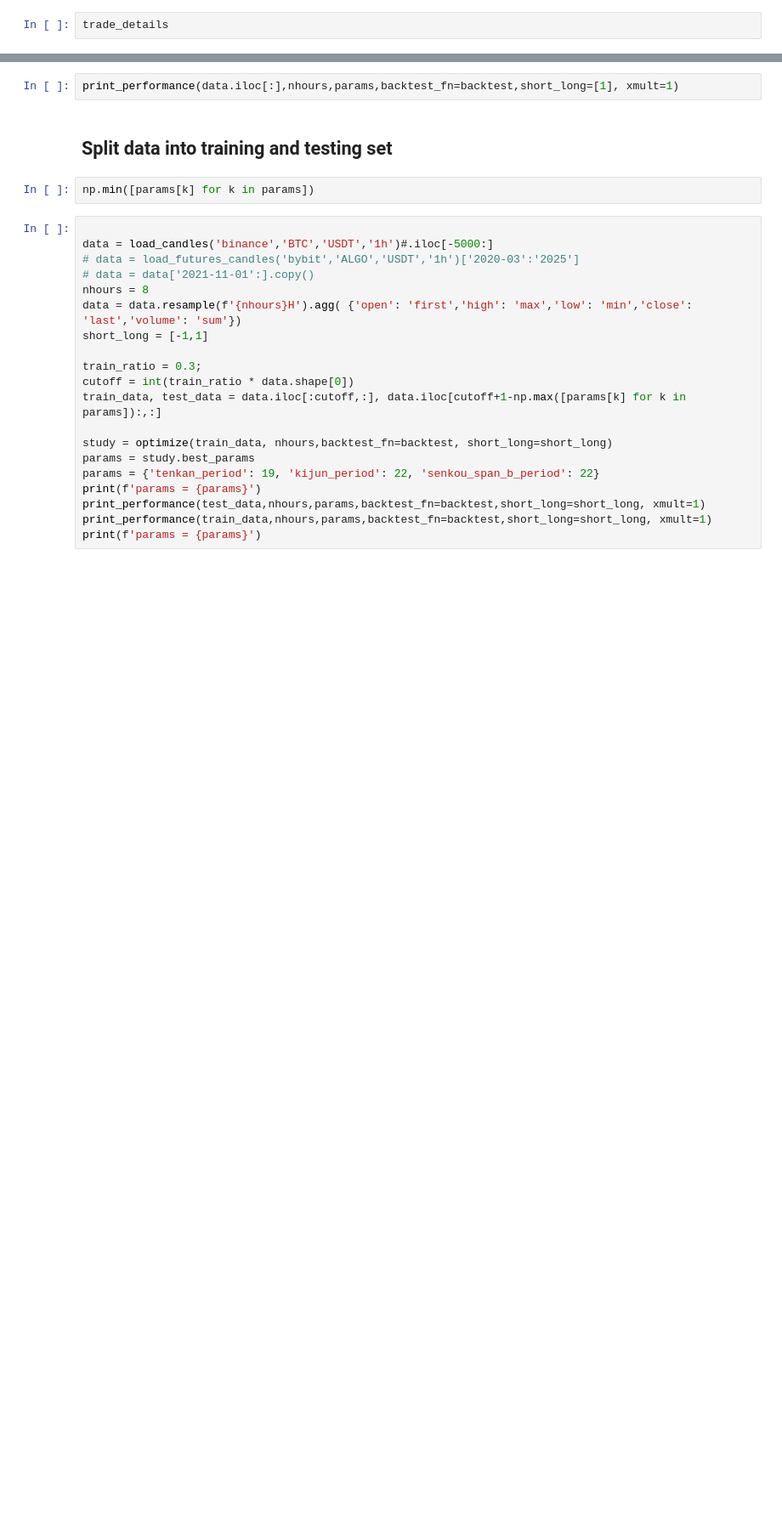
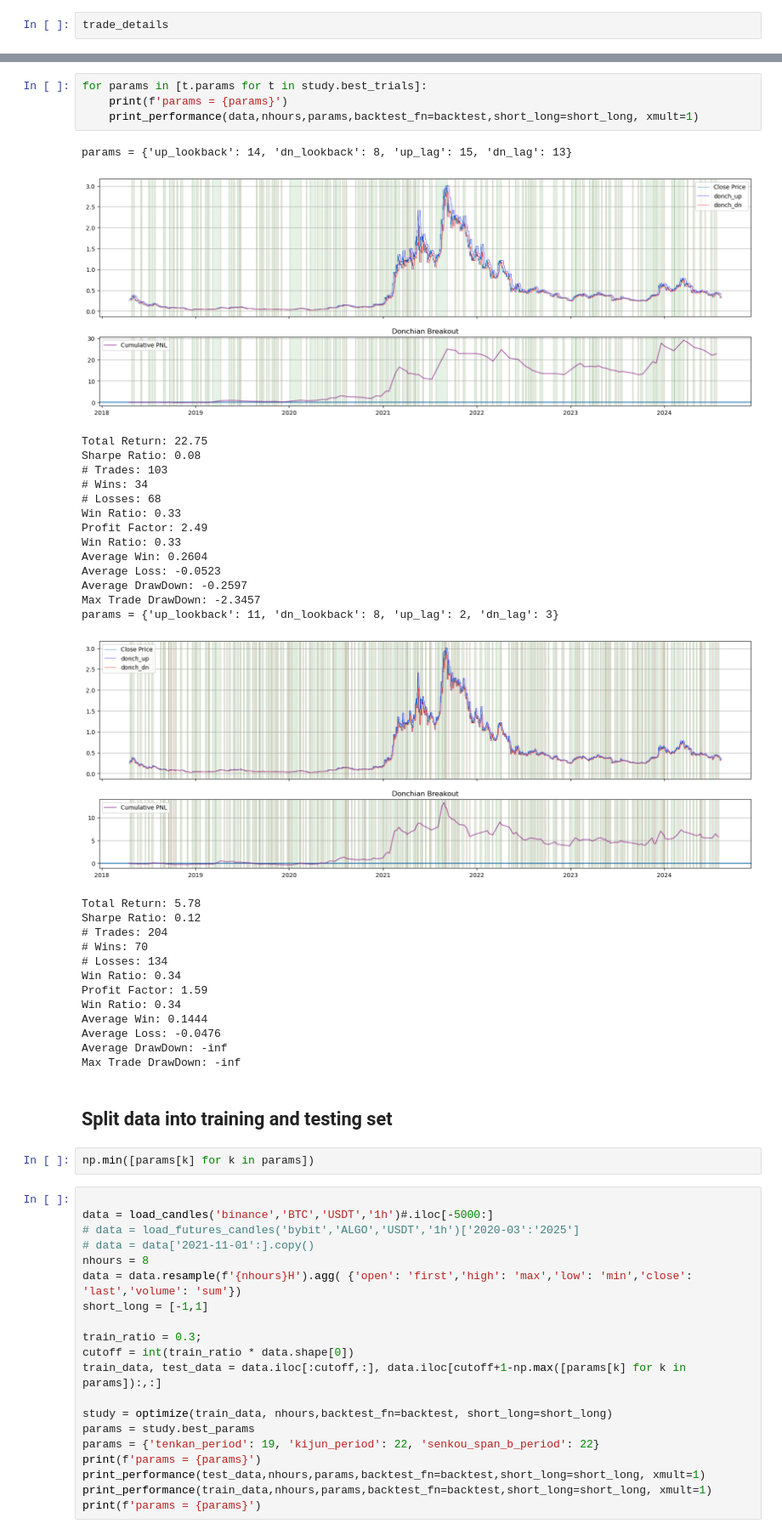
Before and after one commit to petarkabashki/pk-crypto-tools, a Jupyter notebook: 2024-research/donchian-breakout.ipynb, the cells around one changed output, grey strips where cells are left out. Shown at 85% size. Cells and saved outputs as stored; diff of their text form; blank space fills up the shorter version.

```diff
--- a/2024-research/donchian-breakout.ipynb
+++ b/2024-research/donchian-breakout.ipynb
@@ -340,5 +451,36 @@ print(f'params = {params}')
 # %%
-print_performance(data.iloc[:],nhours,params,backtest_fn=backtest,short_long=[1], xmult=1)
+for params in [t.params for t in study.best_trials]:
+    print(f'params = {params}')
+    print_performance(data,nhours,params,backtest_fn=backtest,short_long=short_long, xmult=1)
+# %% [output]
+params = {'up_lookback': 14, 'dn_lookback': 8, 'up_lag': 15, 'dn_lag': 13}
+[figure, added]
+Total Return: 22.75
+Sharpe Ratio: 0.08
+# Trades: 103
+# Wins: 34
+# Losses: 68
+Win Ratio: 0.33
+Profit Factor: 2.49
+Win Ratio: 0.33
+Average Win: 0.2604
+Average Loss: -0.0523
+Average DrawDown: -0.2597
+Max Trade DrawDown: -2.3457
+params = {'up_lookback': 11, 'dn_lookback': 8, 'up_lag': 2, 'dn_lag': 3}
+[figure, added]
+Total Return: 5.78
+Sharpe Ratio: 0.12
+# Trades: 204
+# Wins: 70
+# Losses: 134
+Win Ratio: 0.34
+Profit Factor: 1.59
+Win Ratio: 0.34
+Average Win: 0.1444
+Average Loss: -0.0476
+Average DrawDown: -inf
+Max Trade DrawDown: -inf
 # %% [markdown]
 ## Split data into training and testing set
 # %%
```
Also changed, not shown: parts of 14 cells of this notebook, 25 other files.
